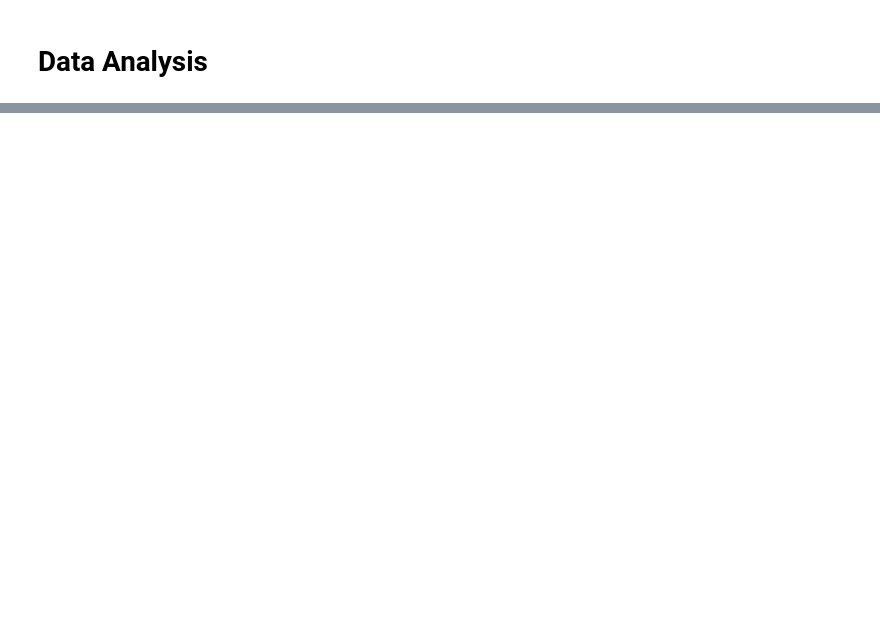
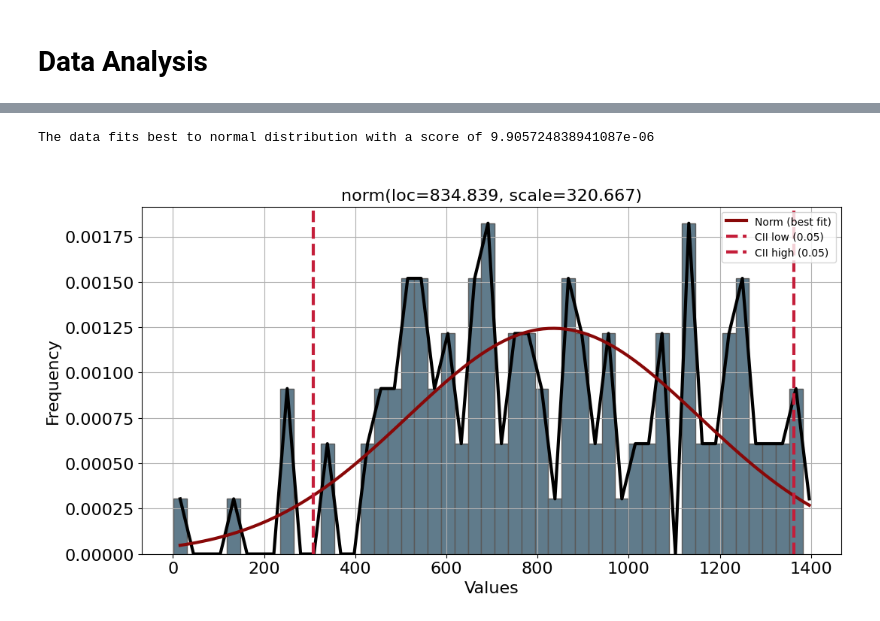
Before and after one commit to firatbatar/my-reddit-data, a Jupyter notebook: reddit_analysis.ipynb, the cells around one changed output, grey strips where cells are left out. Saved outputs shown, nothing was run; the diff lists cells and outputs as text; code cells hidden in the pictures; blank space fills up the shorter version.

```diff
--- a/reddit_analysis.ipynb
+++ b/reddit_analysis.ipynb
@@ -1021,0 +1123,38 @@ chart
+# %%
+# Count the logins for each interval for weekends
+login_intervals_df = pd.DataFrame(columns=["IntervalStart", "LoginCount"])
+login_intervals_df.loc[:, "IntervalStart"] = [i for i in range(0, 24*60, 30)]
+login_intervals_df.loc[:, "LoginCount"] = 0
+login_intervals_df["LoginCount"] = login_intervals_df["LoginCount"].astype(dtype="int64")
+for loginTime in login_datetime_df[(login_datetime_df["DayName"] == "Saturday") | (login_datetime_df["DayName"] == "Sunday")]["TimeInMinutes"]:
+    intervalIdx = loginTime // 30
+    login_intervals_df.loc[intervalIdx, "LoginCount"] += 1
+
+# Create a list of appearances of each interval
+X = []
+# TODO: Recheck this part
+for idx in range(len(login_intervals_df)):
+    X += [login_intervals_df.loc[idx, "IntervalStart"] + 1] * login_intervals_df.loc[idx, "LoginCount"]
+if 1 not in X:
+    X.append(1)
+if 1411 not in X:
+    X.append(1411)
+X = pd.Series(X)
+
+# Create the model for normal and uniform distributions
+dfit = distfit(distr=["norm", "uniform"], bins=48, verbose=0)  # Initialize
+dfit.fit_transform(X)   # Fit distributions on empirical data X
+
+# Results
+if dfit.model["name"] == "norm":
+    print("The data fits best to normal distribution with a score of", dfit.model["score"])
+else:
+    print("The data fits best to uniform distribution with a score of", dfit.model["score"])
+
+# Plot the pdf
+fig, ax = plt.subplots(figsize=(12, 6))
+plot = dfit.plot(ax=ax)
+fig.savefig("figures/login_times/weekends_pdf_fit.png")
+# %% [output]
+The data fits best to normal distribution with a score of 9.905724838941087e-06
+[figure, added]
```
Also changed, not shown: parts of 15 cells of this notebook, 25 other files.
